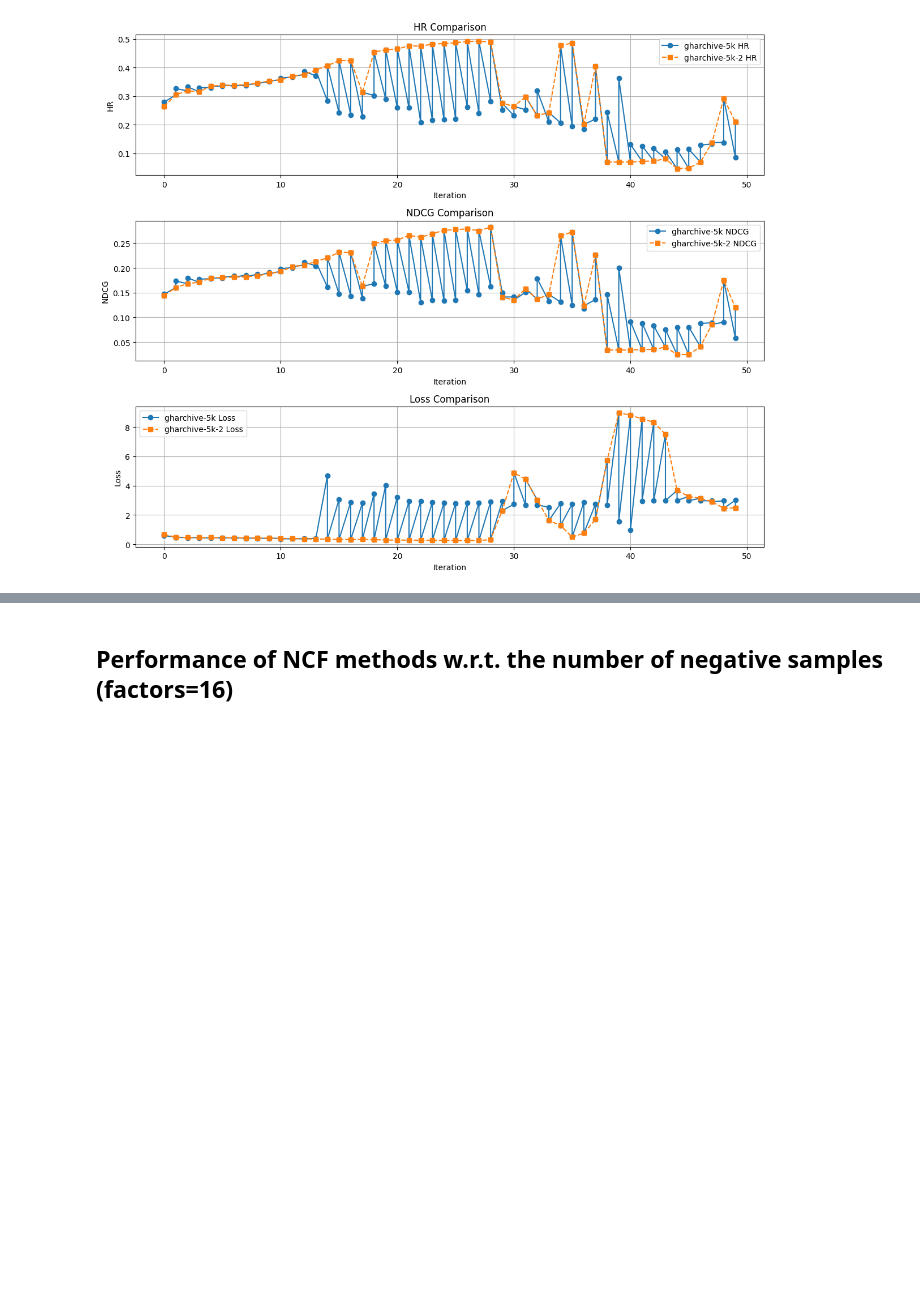
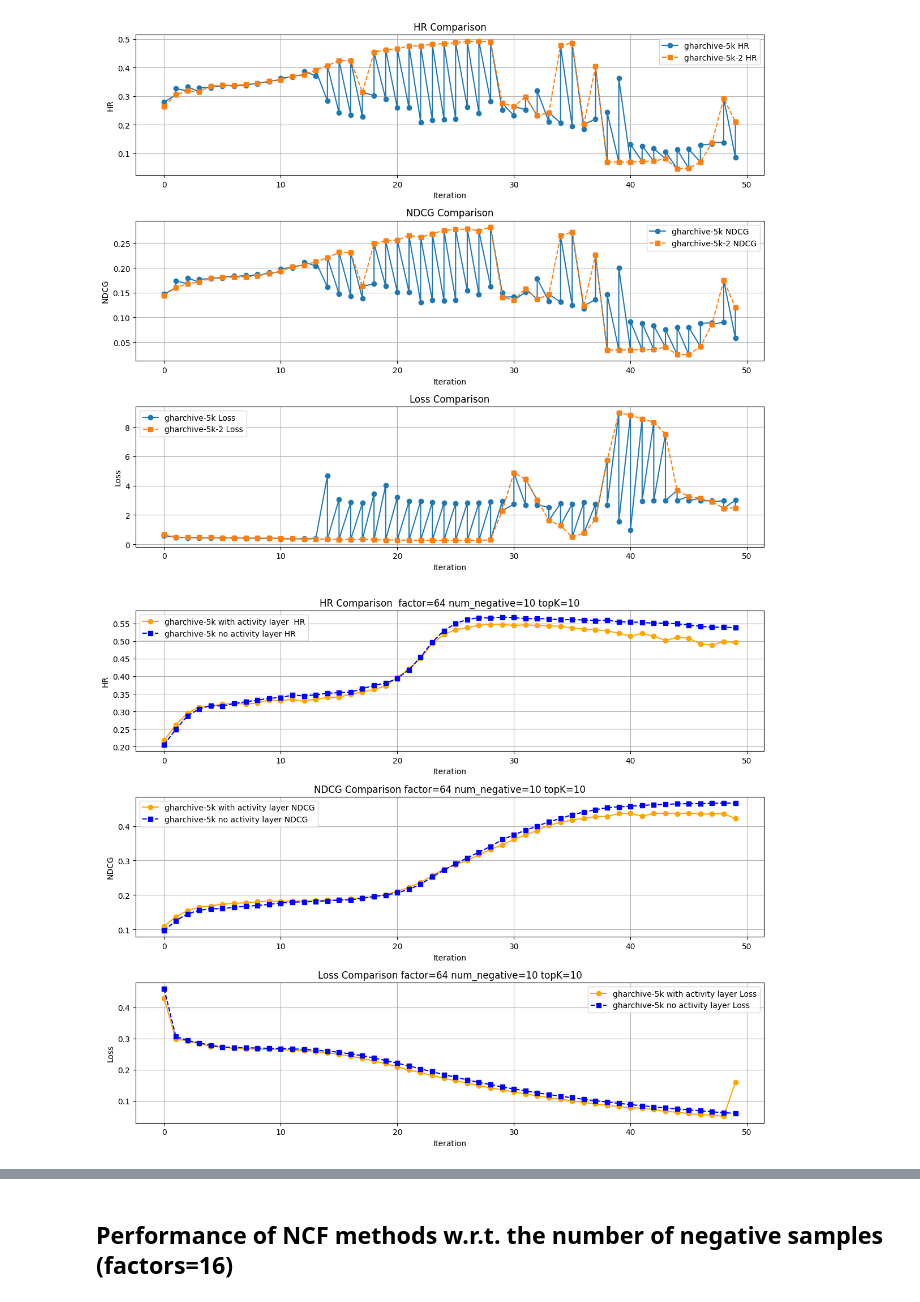
Before and after one commit to maxvcbhan/ML-project-NCNF, a Jupyter notebook: training-analyze.ipynb, the cells around one changed output, grey strips where cells are left out. Drawn from its saved outputs; the diff is of its cells as text; code cells hidden in the pictures; blank space fills up the shorter version.

Commit message:
update training analys

```diff
--- a/training-analyze.ipynb
+++ b/training-analyze.ipynb
@@ -170,3 +354,94 @@ plt.tight_layout()
 plt.show()
 # %% [output]
 [figure]
+# %%
+import os
+import re
+import matplotlib.pyplot as plt
+
+# Directory containing the training log files
+log_dir = "trainninglogs"
+
+# Function to process a single log file and extract data
+def process_log_file(log_file):
+    iterations = []
+    hrs = []
+    ndcgs = []
+    losses = []
+
+    with open(log_file, 'r') as file:
+        lines = file.readlines()
+        for line in lines:
+            # Match the training log pattern
+            match = re.match(r"Iteration (\d+) \[\d+\.\d+ s\]: HR = ([\d\.]+), NDCG = ([\d\.]+), loss = ([\d\.]+)", line)
+            if match:
+                iterations.append(int(match.group(1)))
+                hrs.append(float(match.group(2)))
+                ndcgs.append(float(match.group(3)))
+                losses.append(float(match.group(4)))
+
+    return iterations, hrs, ndcgs, losses
+
+# Function to extract data for logs starting with a specific prefix
+def extract_data_for_prefix(prefix):
+    all_iterations = []
+    all_hrs = []
+    all_ndcgs = []
+    all_losses = []
+
+    for log_file in os.listdir(log_dir):
+        if log_file.startswith(prefix) and log_file.endswith(".log"):
+            log_path = os.path.join(log_dir, log_file)
+            iterations, hrs, ndcgs, losses = process_log_file(log_path)
+            all_iterations.extend(iterations)
+            all_hrs.extend(hrs)
+            all_ndcgs.extend(ndcgs)
+            all_losses.extend(losses)
+
+    # Sort data by iteration
+    sorted_data = sorted(zip(all_iterations, all_hrs, all_ndcgs, all_losses))
+    return zip(*sorted_data) if sorted_data else ([], [], [], [])
+
+# Extract data for the two datasets
+iterations_1, hrs_1, ndcgs_1, losses_1 = extract_data_for_prefix("gharchive-5k_NeuMF_8_[96,48,24,12]_1736478578")
+iterations_2, hrs_2, ndcgs_2, losses_2 = extract_data_for_prefix("gharchive-5k-2_NeuMF_64_[64,32,16,8]_1736478568")
+
+# Plot HR, NDCG, and loss comparisons
+plt.figure(figsize=(12, 10))
+
+# HR Comparison
+plt.subplot(3, 1, 1)
+plt.plot(iterations_1, hrs_1, label="gharchive-5k with activity layer  HR", marker='o', linestyle='-',color='orange' )
+plt.plot(iterations_2, hrs_2, label="gharchive-5k no activity layer HR", marker='s', linestyle='--',color='blue')
+plt.xlabel("Iteration")
+plt.ylabel("HR")
+plt.title("HR Comparison  factor=64 num_negative=10 topK=10")
+plt.grid()
+plt.legend()
+
+# NDCG Comparison
+plt.subplot(3, 1, 2)
+plt.plot(iterations_1, ndcgs_1, label="gharchive-5k with activity layer NDCG", marker='o', linestyle='-',color='orange')
+plt.plot(iterations_2, ndcgs_2, label="gharchive-5k no activity layer NDCG", marker='s', linestyle='--',color='blue')
+plt.xlabel("Iteration")
+plt.ylabel("NDCG")
+plt.title("NDCG Comparison factor=64 num_negative=10 topK=10")
+plt.grid()
+plt.legend()
+
+# Loss Comparison
+plt.subplot(3, 1, 3)
+plt.plot(iterations_1, losses_1, label="gharchive-5k with activity layer Loss", marker='o', linestyle='-',color='orange')
+plt.plot(iterations_2, losses_2, label="gharchive-5k no activity layer Loss", marker='s', linestyle='--',color='blue')
+plt.xlabel("Iteration")
+plt.ylabel("Loss")
+plt.title("Loss Comparison factor=64 num_negative=10 topK=10")
+plt.grid()
+plt.legend()
+
+# Adjust layout and show plot
+plt.tight_layout()
+plt.savefig("./chart/reproduce/hr_ndcg_loss_performance_iteration.png", dpi=300)
+plt.show()
+# %% [output]
+[figure, added]
```
Also changed, not shown: parts of 12 cells of this notebook.
